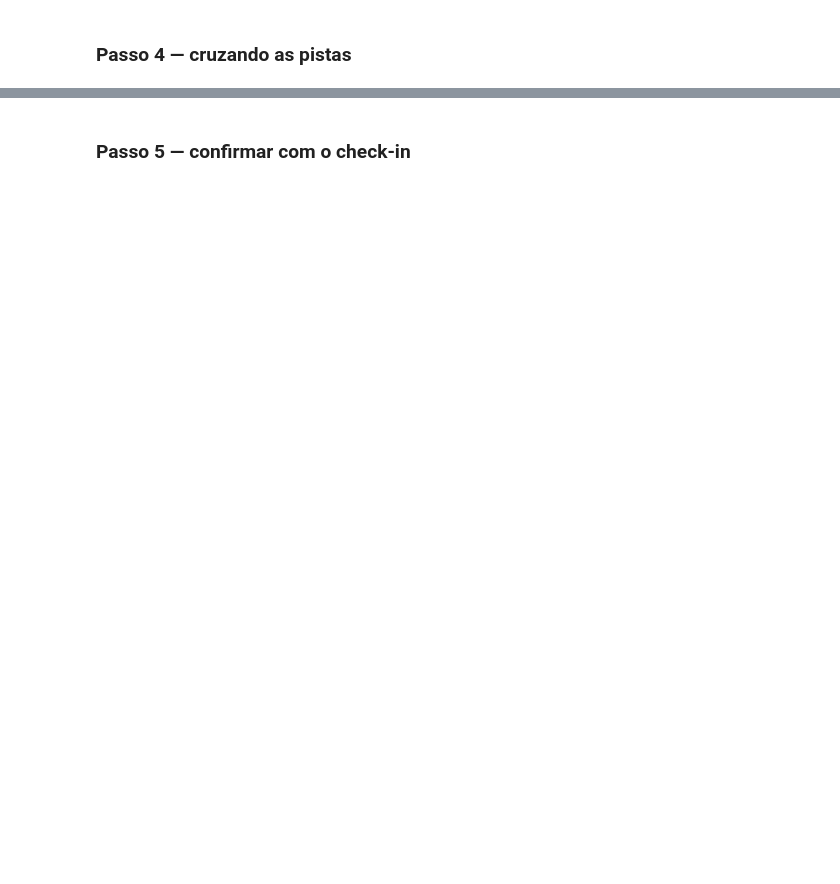
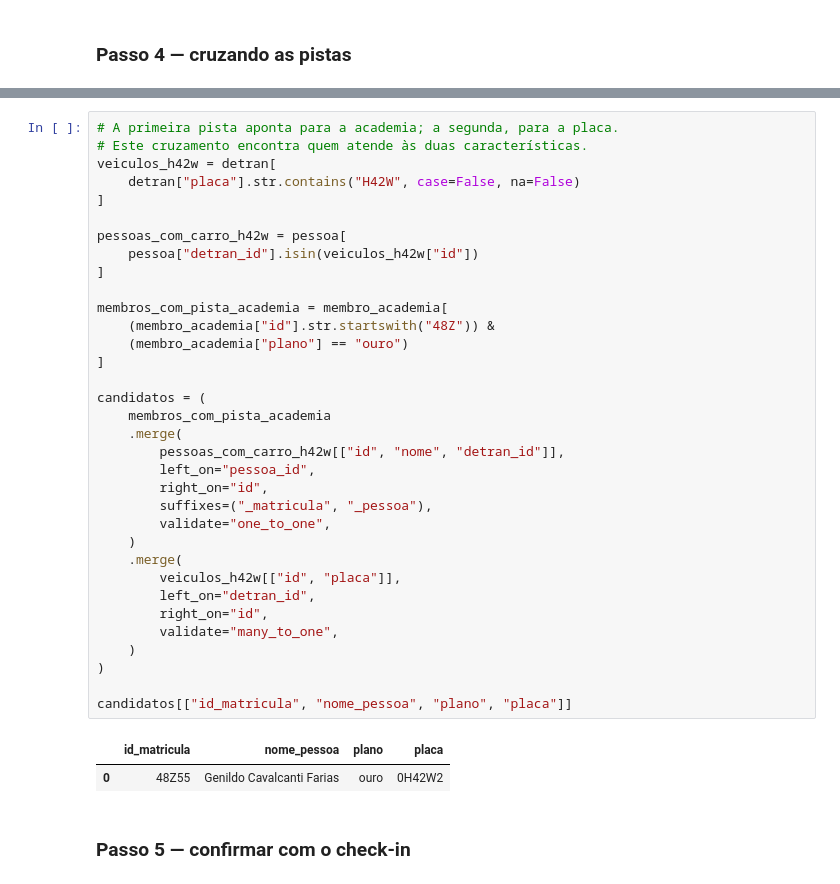
Before and after one commit to gustavo-teno/data-lakehouse-101, a Jupyter notebook: jupyter/notebooks/investigacao.ipynb, the cells around one changed output, grey strips where cells are left out. Drawn from its saved outputs; the diff is of its cells as text; blank space fills up the shorter version.

```diff
--- a/jupyter/notebooks/investigacao.ipynb
+++ b/jupyter/notebooks/investigacao.ipynb
@@ -125,3 +320,40 @@ Um assassinato foi registrado em **João Pessoa** em **15/01/2018**.
+# %%
+# A primeira pista aponta para a academia; a segunda, para a placa.
+# Este cruzamento encontra quem atende às duas características.
+veiculos_h42w = detran[
+    detran["placa"].str.contains("H42W", case=False, na=False)
+]
+
+pessoas_com_carro_h42w = pessoa[
+    pessoa["detran_id"].isin(veiculos_h42w["id"])
+]
+
+membros_com_pista_academia = membro_academia[
+    (membro_academia["id"].str.startswith("48Z")) &
+    (membro_academia["plano"] == "ouro")
+]
+
+candidatos = (
+    membros_com_pista_academia
+    .merge(
+        pessoas_com_carro_h42w[["id", "nome", "detran_id"]],
+        left_on="pessoa_id",
+        right_on="id",
+        suffixes=("_matricula", "_pessoa"),
+        validate="one_to_one",
+    )
+    .merge(
+        veiculos_h42w[["id", "placa"]],
+        left_on="detran_id",
+        right_on="id",
+        validate="many_to_one",
+    )
+)
+
+candidatos[["id_matricula", "nome_pessoa", "plano", "placa"]]
+# %% [output]
+|  | id_matricula | nome_pessoa | plano | placa |
+| 0 | 48Z55 | Genildo Cavalcanti Farias | ouro | 0H42W2 |
 # %% [markdown]
 ### Passo 5 — confirmar com o check-in
 # %%
```
Also changed, not shown: parts of 15 cells of this notebook.
